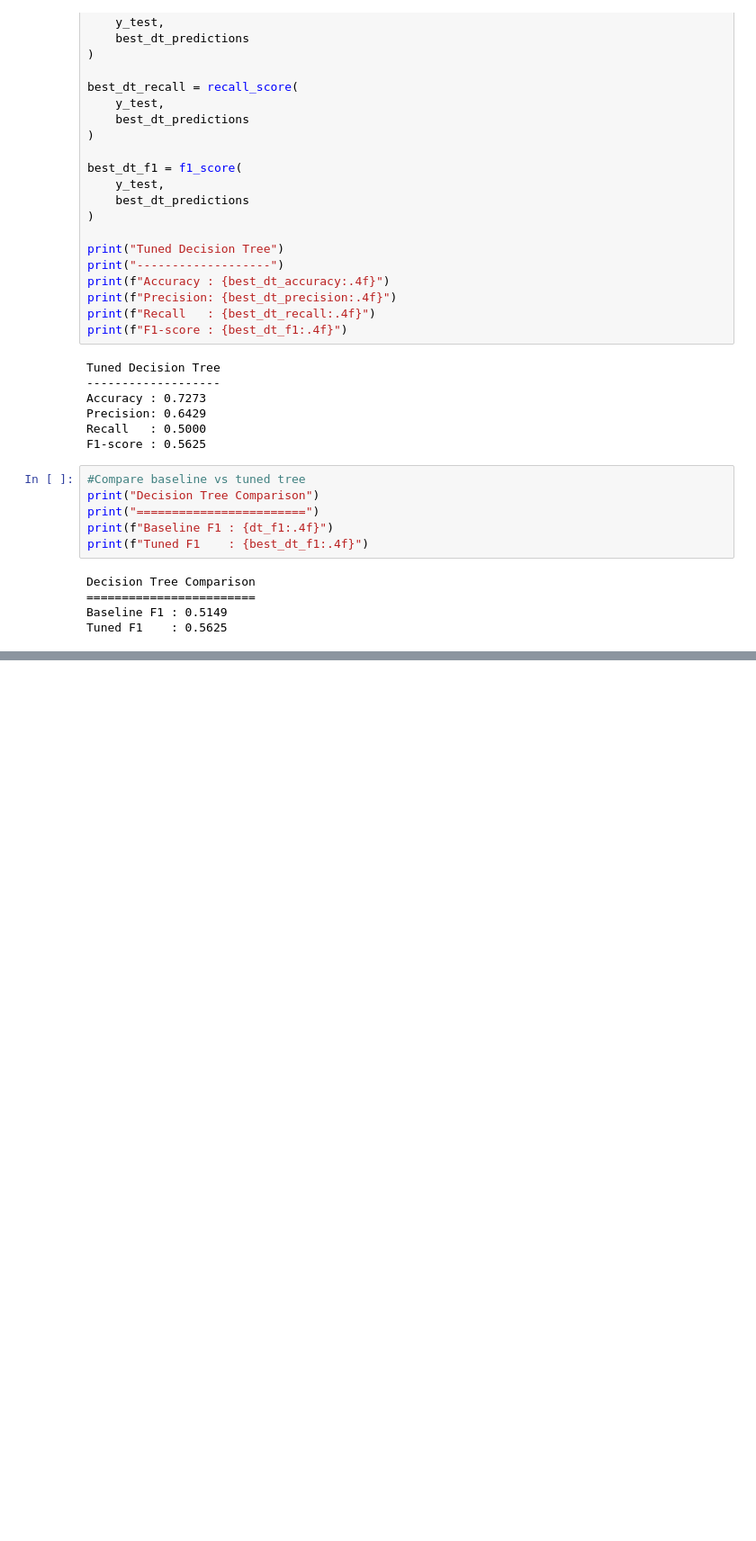
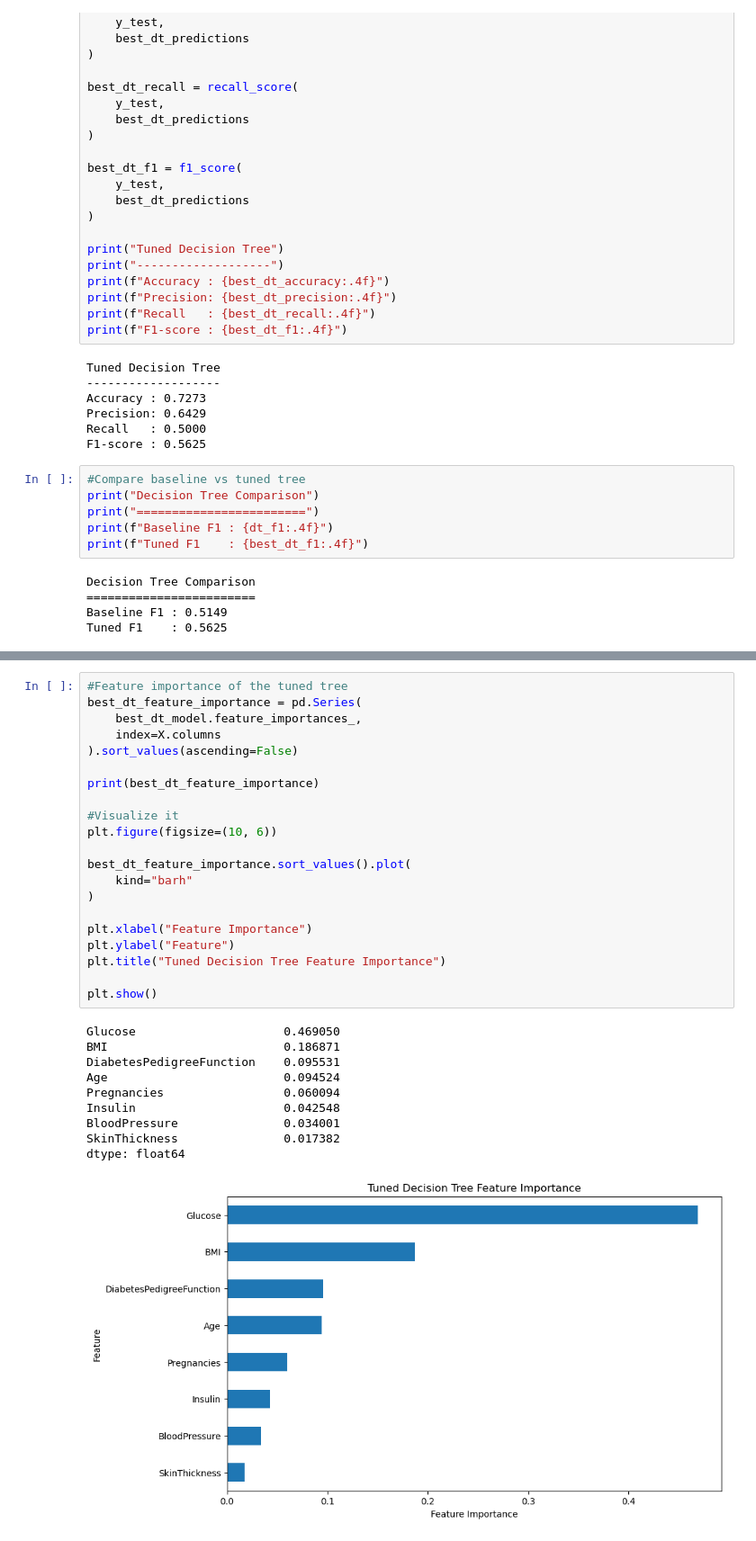
Before and after one commit to kindy10/DiabetesPrediction, a Jupyter notebook: notebooks/diabetes_prediction.ipynb, the cells around one changed output, grey strips where cells are left out. Shown at 90% size. Cells and saved outputs as stored; diff of their text form; blank space fills up the shorter version.

```diff
--- a/notebooks/diabetes_prediction.ipynb
+++ b/notebooks/diabetes_prediction.ipynb
@@ -962,0 +979,32 @@ Tuned F1    : 0.5625
+# %%
+#Feature importance of the tuned tree
+best_dt_feature_importance = pd.Series(
+    best_dt_model.feature_importances_,
+    index=X.columns
+).sort_values(ascending=False)
+
+print(best_dt_feature_importance)
+
+#Visualize it
+plt.figure(figsize=(10, 6))
+
+best_dt_feature_importance.sort_values().plot(
+    kind="barh"
+)
+
+plt.xlabel("Feature Importance")
+plt.ylabel("Feature")
+plt.title("Tuned Decision Tree Feature Importance")
+
+plt.show()
+# %% [output]
+Glucose                     0.469050
+BMI                         0.186871
+DiabetesPedigreeFunction    0.095531
+Age                         0.094524
+Pregnancies                 0.060094
+Insulin                     0.042548
+BloodPressure               0.034001
+SkinThickness               0.017382
+dtype: float64
+[figure, added]
```
Also changed, not shown: parts of 2 cells of this notebook.
